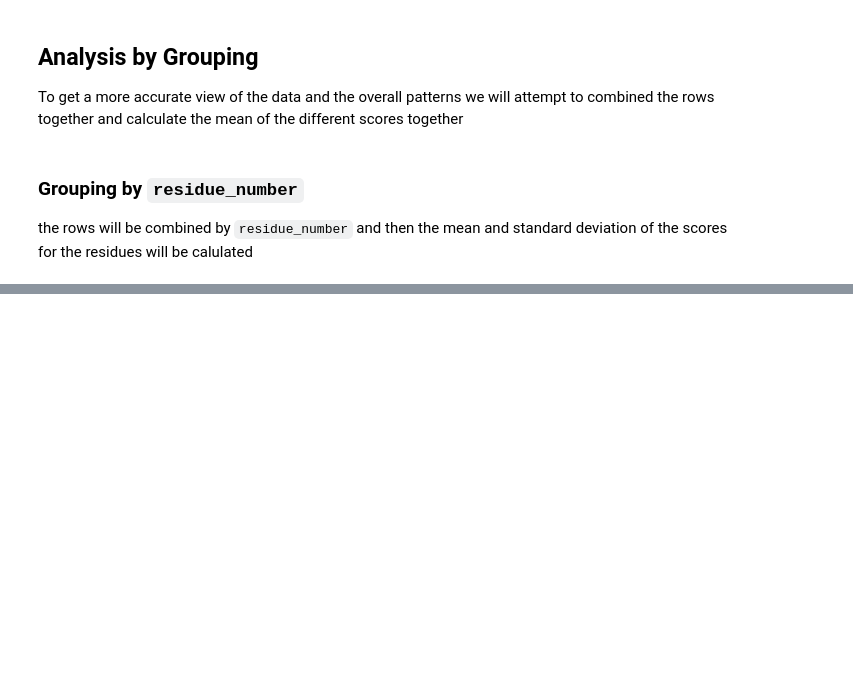
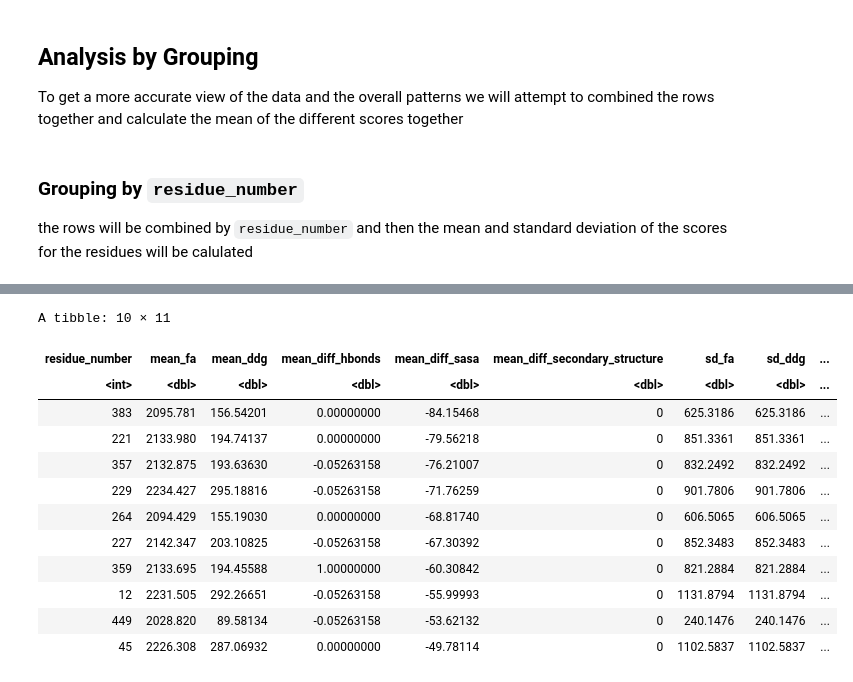
Before and after one commit to redradman/OneAAatATime, a Jupyter notebook: Analysis.ipynb, the cells around one changed output, grey strips where cells are left out. Saved outputs shown, nothing was run; the diff lists cells and outputs as text; code cells hidden in the pictures; blank space fills up the shorter version.

```diff
--- a/Analysis.ipynb
+++ b/Analysis.ipynb
@@ -101,0 +94,27 @@ A tibble: 491 × 11
+# %%
+sorted_data <- data_group_by_res_num[order(-data_group_by_res_num$mean_diff_sasa),]
+
+# select the top 10 rows
+top_10 <- data_group_by_res_num[1:10,]
+# top_10
+
+
+sorted_data <- data_group_by_res_num[order(data_group_by_res_num$mean_diff_sasa),]
+
+# select the top 10 rows
+bottom_10 <- sorted_data[1:10,]
+bottom_10
+# %% [output]
+A tibble: 10 × 11
+| residue_number | mean_fa | mean_ddg | mean_diff_hbonds | mean_diff_sasa | mean_diff_secondary_structure | sd_fa | sd_ddg | ... |
+| <int> | <dbl> | <dbl> | <dbl> | <dbl> | <dbl> | <dbl> | <dbl> | ... |
+| 383 | 2095.781 | 156.54201 | 0.00000000 | -84.15468 | 0 | 625.3186 | 625.3186 | ... |
+| 221 | 2133.980 | 194.74137 | 0.00000000 | -79.56218 | 0 | 851.3361 | 851.3361 | ... |
+| 357 | 2132.875 | 193.63630 | -0.05263158 | -76.21007 | 0 | 832.2492 | 832.2492 | ... |
+| 229 | 2234.427 | 295.18816 | -0.05263158 | -71.76259 | 0 | 901.7806 | 901.7806 | ... |
+| 264 | 2094.429 | 155.19030 | 0.00000000 | -68.81740 | 0 | 606.5065 | 606.5065 | ... |
+| 227 | 2142.347 | 203.10825 | -0.05263158 | -67.30392 | 0 | 852.3483 | 852.3483 | ... |
+| 359 | 2133.695 | 194.45588 | 1.00000000 | -60.30842 | 0 | 821.2884 | 821.2884 | ... |
+| 12 | 2231.505 | 292.26651 | -0.05263158 | -55.99993 | 0 | 1131.8794 | 1131.8794 | ... |
+| 449 | 2028.820 | 89.58134 | -0.05263158 | -53.62132 | 0 | 240.1476 | 240.1476 | ... |
+| 45 | 2226.308 | 287.06932 | 0.00000000 | -49.78114 | 0 | 1102.5837 | 1102.5837 | ... |
```
Also changed, not shown: parts of 5 cells of this notebook.
